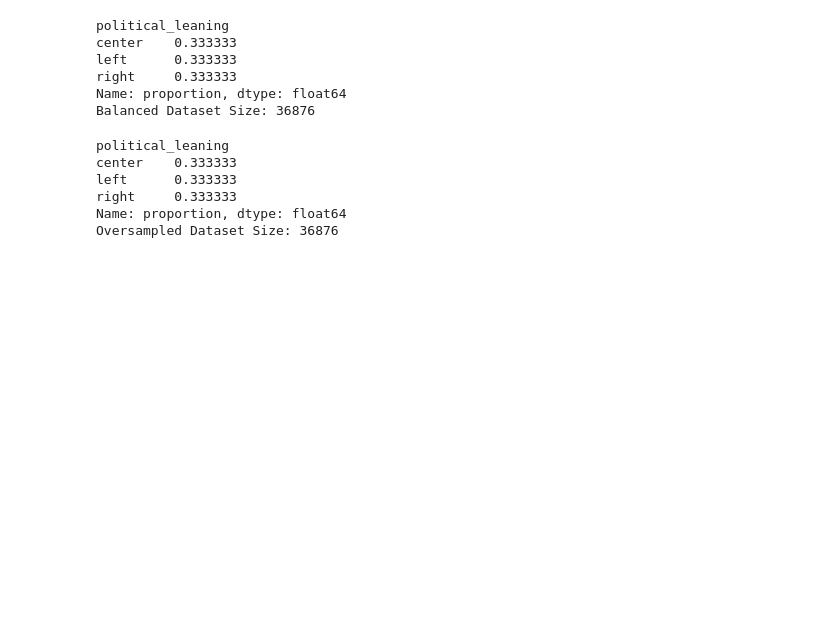
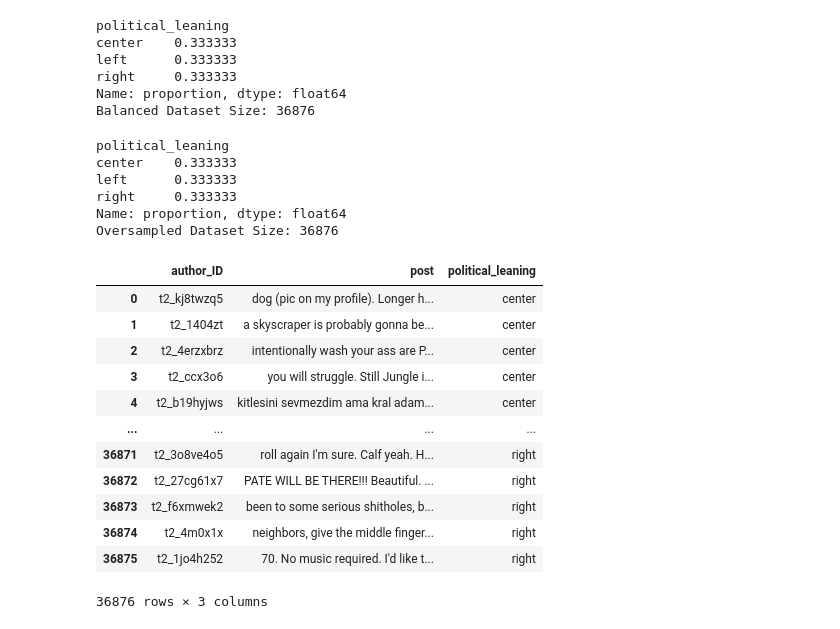
Before and after one commit to wxsoi/LAI, a Jupyter notebook: DataPreprocessing.ipynb, the cells around one changed output. Drawn from its saved outputs; the diff is of its cells as text; code cells hidden in the pictures; blank space fills up the shorter version.

```diff
--- a/DataPreprocessing.ipynb
+++ b/DataPreprocessing.ipynb
@@ -97,3 +97,19 @@ left      0.333333
 right     0.333333
 Name: proportion, dtype: float64
 Oversampled Dataset Size: 36876
+# %%
+oversampled_df
+# %% [output]
+|  | author_ID | post | political_leaning |
+| 0 | t2_kj8twzq5 | dog (pic on my profile). Longer h... | center |
+| 1 | t2_1404zt | a skyscraper is probably gonna be... | center |
+| 2 | t2_4erzxbrz | intentionally wash your ass are P... | center |
+| 3 | t2_ccx3o6 | you will struggle. Still Jungle i... | center |
+| 4 | t2_b19hyjws | kitlesini sevmezdim ama kral adam... | center |
+| ... | ... | ... | ... |
+| 36871 | t2_3o8ve4o5 | roll again I'm sure. Calf yeah. H... | right |
+| 36872 | t2_27cg61x7 | PATE WILL BE THERE!!! Beautiful. ... | right |
+| 36873 | t2_f6xmwek2 | been to some serious shitholes, b... | right |
+| 36874 | t2_4m0x1x | neighbors, give the middle finger... | right |
+| 36875 | t2_1jo4h252 | 70. No music required. I'd like t... | right |
+36876 rows × 3 columns
```
Also changed, not shown: parts of 3 cells of this notebook, 2 other files.
